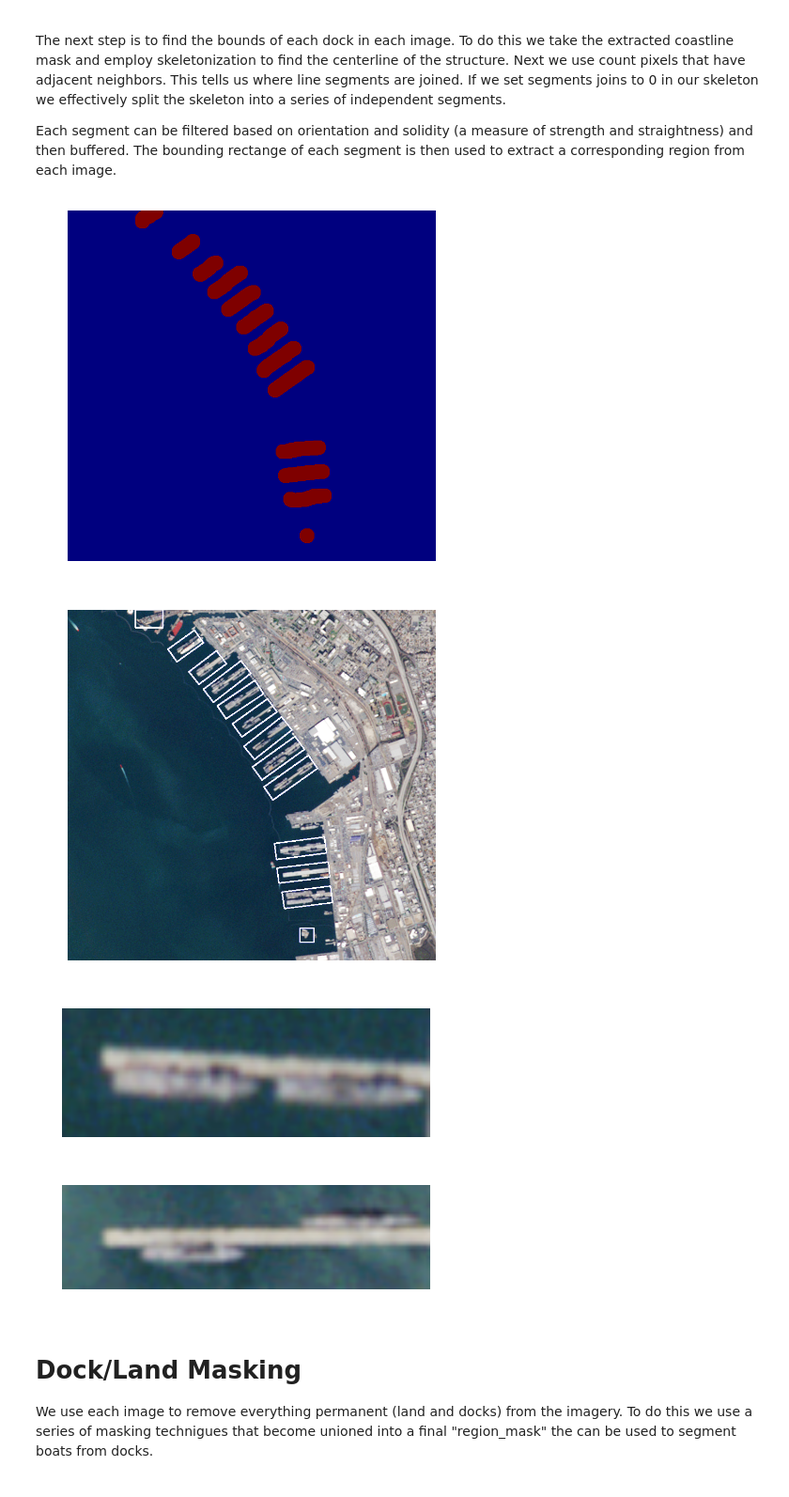
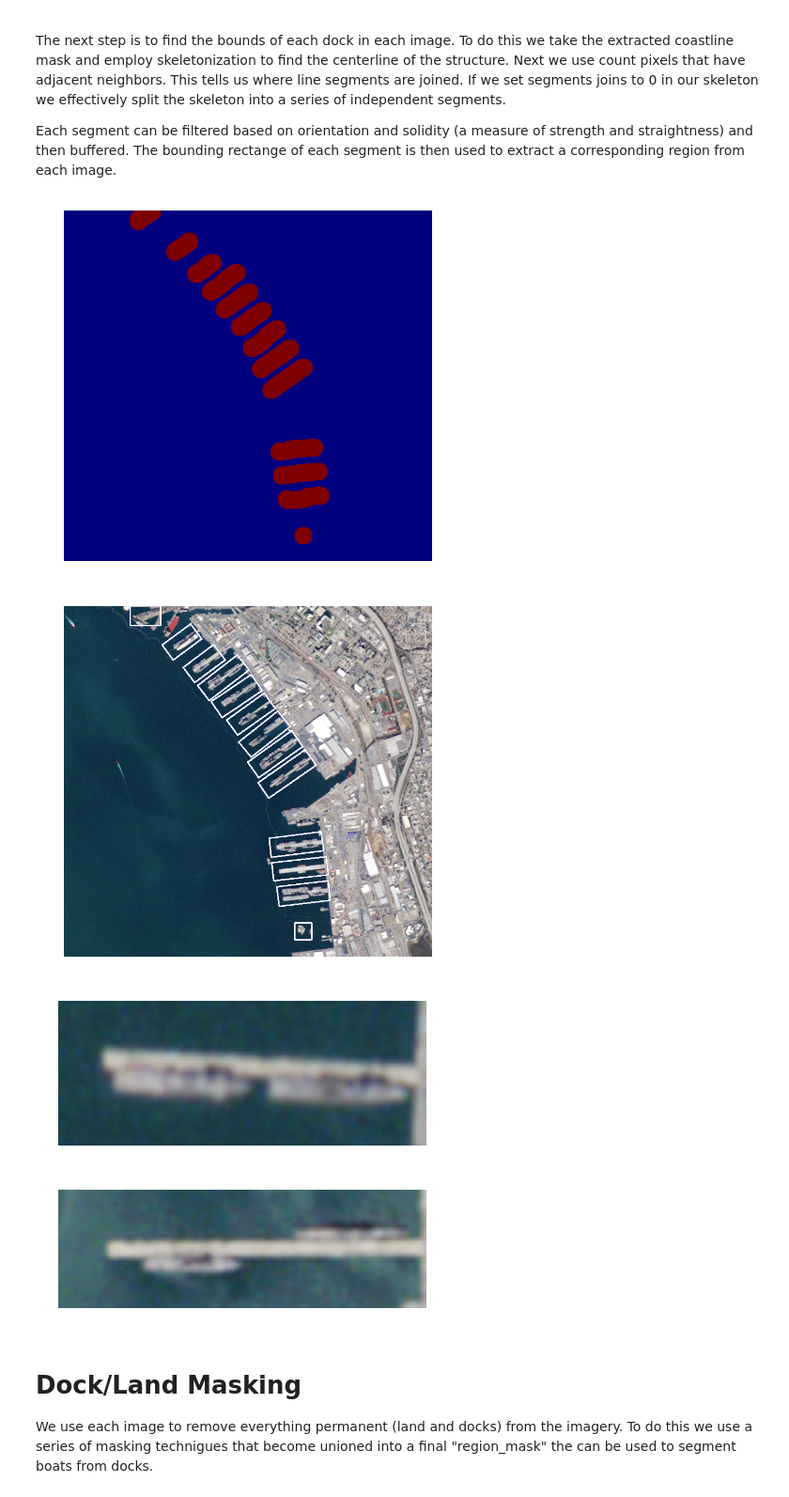
Before and after one commit to chelm/jupyter-demos, a Jupyter notebook: PlanetLabs_SanDiego.ipynb, the cells around one changed output. Shown at 94% size. Drawn from its saved outputs; the diff is of its cells as text; code cells hidden in the pictures.

```diff
--- a/PlanetLabs_SanDiego.ipynb
+++ b/PlanetLabs_SanDiego.ipynb
@@ -110,15 +110,10 @@ To compare each image we first clip each one to the same area. We use a BBOX to
 # %%
 import os
 import rasterio
-import matplotlib.image as mpimg
 
 %matplotlib inline
 import matplotlib.pyplot as plt
 import numpy as np
-import math
-
-import matplotlib.cm as cm
-
 
 def xy_from_coords(x_coord, y_coord, ul, lr, width, height):
     x0, x1 = ul[0], lr[0]
@@ -156,5 +151,9 @@ bbox = [483275.7009112152, 3610083.6489744713, 486785.39847831125, 3613762.76076
 data_dir = './san_diego_4_11_16/visual/'
 
 clipped = clip_directory(data_dir, bbox)
-render_array(clipped[-1])
+
+fig, ax = plt.subplots(1, figsize=(5,5), facecolor='white')
+ax.axis('off')
+imgplot = plt.imshow(clipped[-1])
+plt.show()
 # %% [output]
@@ -181,7 +180,9 @@ Once the coastline is extracted from the image we can move on to detected and ex
 # %%
 import cv2
 import numpy as np
-from IPython.display import Image, display
+%matplotlib inline
+import matplotlib.pyplot as plt
+
 
 def buffer_coastline(img, threshold=135):
     arr = cv2.cvtColor(img, cv2.COLOR_RGB2GRAY)
@@ -200,18 +201,32 @@ def buffer_coastline(img, threshold=135):
     return mask, edm1, edm2
 
 
-img = np.copy(clipped[3][:,:,0:3])
+def render_array(arr1, arr2=None, width=7, height=7, cmap=plt.cm.jet):
+    if arr2 is None:
+        fig, ax = plt.subplots(1, figsize=(width,height), facecolor='white')
+        ax.axis('off')
+        plt.imshow(arr1, cmap=cmap)
+        plt.show()
+    else:
+        fig, (ax1, ax2) = plt.subplots(nrows=1, ncols=2)
+        fig.set_size_inches(width, height)
+        ax1.imshow(arr2)
+        ax1.axis('off')
+        ax2.imshow(arr1)
+        ax2.axis('off')
+
+
+img = clipped[3][:,:,0:3].copy()
 mask, edm1, edm2 = buffer_coastline(img.copy())
 render_array(edm1, edm2, width=10, height=10)
 
-img = np.copy(clipped[3])
+img = clipped[3].copy()
 img[:,:,3] = mask
 render_array(img, mask, width=10, height=10)
 
 masks = []
 for image_arr in clipped:
-    avg = np.average(np.copy(image_arr[:,:,0:2]), axis=2)
-    mask, edm1, edm2 = buffer_mask(avg, threshold=125)
+    mask, edm1, edm2 = buffer_coastline(image_arr, threshold=125)
     masks.append(mask)
 
 union_mask = reduce( lambda s,e: s & e, masks )
@@ -236,13 +251,15 @@ The next step is to find the bounds of each dock in each image. To do this we ta
 
 Each segment can be filtered based on orientation and solidity (a measure of strength and straightness) and then buffered. The bounding rectange of each segment is then used to extract a corresponding region from each image.
 # %%
+import numpy as np
+import cv2
 
 from skimage import measure
 from skimage.measure import regionprops
 from skimage.morphology import skeletonize, convex_hull_image, medial_axis, opening
 from scipy import ndimage
 
-def seg_buffer(im, dist=15):
+def seg_buffer(im, dist=25):
     mask = im.copy()
     edm1 = cv2.distanceTransform(~im, cv2.cv.CV_DIST_L2, 5)
     s = (edm1 < dist)
@@ -269,7 +286,7 @@ for seg in segment_props:
         or seg.solidity < 0.1):
         continue
 
-    buff, edm1 = seg_buffer((segment_labels == i).astype(np.uint8) * 255, dist=15)
+    buff, edm1 = seg_buffer((segment_labels == i).astype(np.uint8) * 255, dist=18)
     buffers.append(buff)
 
 buffer_sum = reduce( lambda s,e: s + e, buffers )
@@ -283,39 +300,37 @@ for i, cnt in enumerate(contours):
         rect = cv2.minAreaRect(cnt)
         box = cv2.cv.BoxPoints(rect)
         box = np.int0(box)
         cv2.drawContours(vis,[box],0,(0,0,255),2)
         regions.append({ 'box': box, 'rect': rect, 'bounds': cv2.boundingRect(cnt)})
-        #cv2.rectangle(vis,(x,y),(x+w,y+h),0,2)
 
 render_array(buffer_sum)
 render_array(vis)
-
 
 def crop_region(region, img):
     rect = region['rect']
     center = rect[0]
     angle = rect[2]
     size = rect[1]
     size = (int(size[0]), int(size[1]))
 
     M = cv2.getRotationMatrix2D(center, angle, 1.0)
     warped = cv2.warpAffine(img, M, dsize=img[:,:,0].shape, flags=cv2.INTER_CUBIC)
     crop = np.ndarray((size[1],size[0],4))
 
     for i in xrange(4):
         crop[:,:,i] = cv2.getRectSubPix(warped[:,:,i], size, center)
 
     return crop.astype(np.uint8)
 
 
 image_regions = [[crop_region(region, img.copy()) for region in regions[1:-2]] for img in clipped]
 render_array(image_regions[4][5])
 render_array(image_regions[1][3])
 # %% [output]
-[figure, old version]
+[figure, new version]
-[figure, old version]
+[figure, new version]
-[figure, old version]
+[figure, new version]
-[figure, old version]
+[figure, new version]
 # %% [markdown]
 # Dock/Land Masking
 We use each image to remove everything permanent (land and docks) from the imagery. To do this we use a series of masking technigues that become unioned into a final "region_mask" the can be used to segment boats from docks.
```
Also changed, not shown: parts of 9 cells of this notebook, 8 other files.
